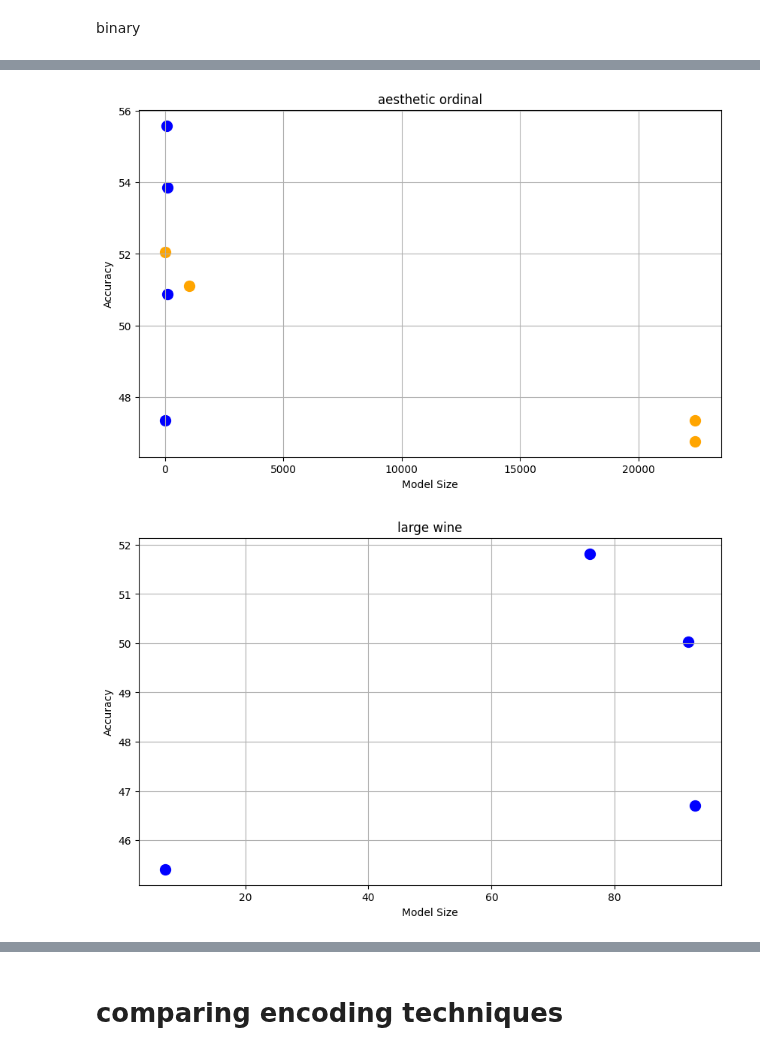
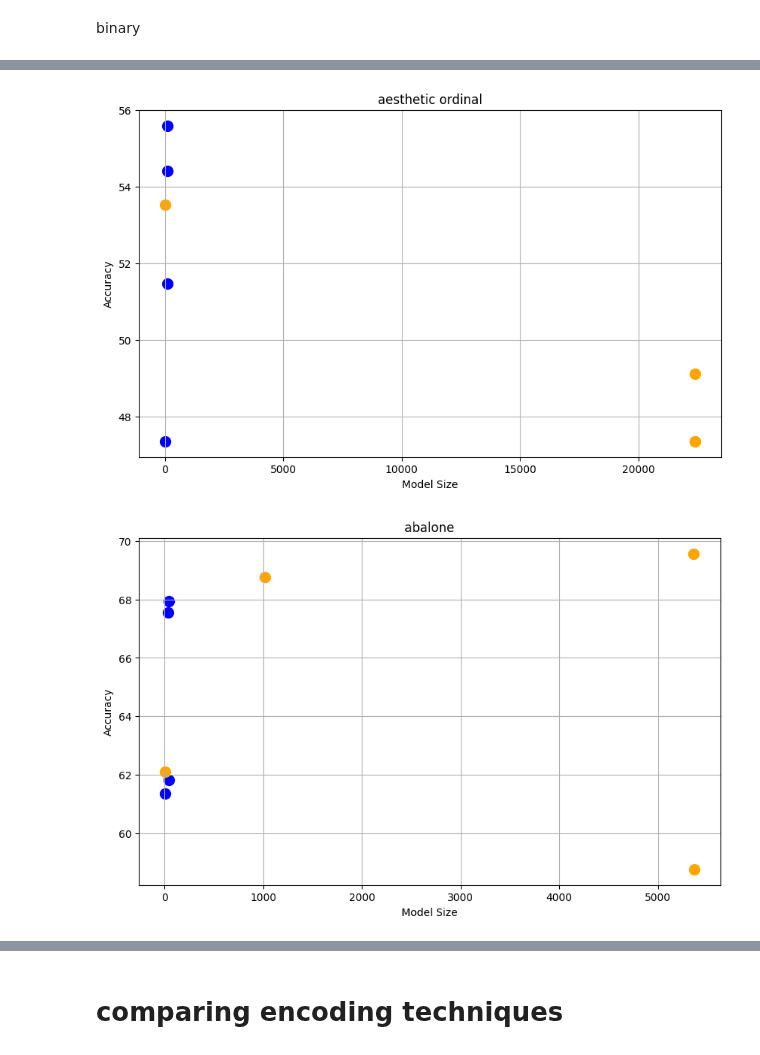
Before and after one commit to mafits/opt-ordinal-scorecards, a Jupyter notebook: build_graphs.ipynb, the cells around one changed output, grey strips where cells are left out. Cells and saved outputs as stored; diff of their text form; code cells hidden in the pictures.

```diff
--- a/build_graphs.ipynb
+++ b/build_graphs.ipynb
@@ -212,22 +212,24 @@ caim_vs_infbins("income", income_accuracies, income_sizes)
 # %%
 '''
-small wine 93.33 45 95.55 48 97.78 23 95.56 10 91.11 971 91.11 1035 91.11 1048 88.89 12
-aesthetic ordinal 55.58 56 53.85 107 50.88 112 47.35 9 51.11 1022 46.77 22376 47.35 22376 52.06 11
-abalone ... ... ... ... ... ... ... ... ... ... ... ... ... ... ... ...
-large wine 51.82 76 50.03 92 46.71 93 45.41 7 ... ... ... ... ... ... ... ...
+small wine 93.33 45 95.56 48 95.56 10 97.78 23 91.11 962 91.11 1035 88.89 12 91.11 1048
+aesthetic ordinal 55.59 95 54.41 107 47.35 9 51.47 112 47.35 22376 47.35 22373 53.53 11 49.12 22376
+abalone 67.94 44 67.56 38 61.34 7 61.82 45 68.77 1013 69.57 5358 62.11 8 58.76 5366
+large wine 51.78 77 50.03 92 45.52 7 46.71 93 54.65 2062 55.45 2479 45.42 7 51.08 2479
 '''
 
-smallwine_accuracies = [93.33, 95.55, 97.78, 95.56, 91.11, 91.11, 91.11, 88.89]
-smallwine_model_sizes = [45, 48, 23, 10, 971, 1035, 1048, 12]
+smallwine_accuracies = [93.33, 95.56, 95.56, 97.78, 91.11, 91.11, 91.11, 88.89]
+smallwine_model_sizes = [45, 48, 23, 10, 962, 1035, 1048, 12]
 caim_vs_infbins('small wine', smallwine_accuracies, smallwine_model_sizes)
 
-aestheticordinal_accuracies = [55.58, 53.85, 50.88, 47.35, 51.11, 46.77, 47.35, 52.06]
-aestheticordinal_model_sizes = [56, 107, 112, 9, 1022, 22376, 22376, 11]
+aestheticordinal_accuracies = [55.59, 54.41, 47.35, 51.47, 47.35, 47.35, 53.53, 49.12]
+aestheticordinal_model_sizes = [95, 107, 9, 112, 22376, 22376, 11, 22376]
 caim_vs_infbins('aesthetic ordinal', aestheticordinal_accuracies, aestheticordinal_model_sizes)
 
-# abalone
+abalone_accuracies = [67.94, 67.56, 61.34, 61.82, 68.77, 69.57, 62.11, 58.76]
+abalone_model_sizes = [44, 38, 7, 45, 1013, 5358, 8, 5366]
+caim_vs_infbins('abalone', abalone_accuracies, abalone_model_sizes)
 
-largewine_accuracies = [51.82, 50.03, 46.71, 45.41]
-largewine_model_sizes = [76, 92, 93, 7]
+largewine_accuracies = [51.78, 50.03, 45.52, 46.71, 54.65, 55.45, 45.42, 51.08]
+largewine_model_sizes = [77, 92, 93, 7, 2062, 2479, 7, 2479]
 caim_vs_infbins('large wine', largewine_accuracies, largewine_model_sizes)
 # %% [output]
@@ -235,2 +237,2 @@ caim_vs_infbins('large wine', largewine_accuracies, largewine_model_sizes)
-[figure, old version]
+[figure, new version]
-[figure, old version]
+[figure, new version]
```
Also changed, not shown: parts of 4 cells of this notebook, 2 other files.
